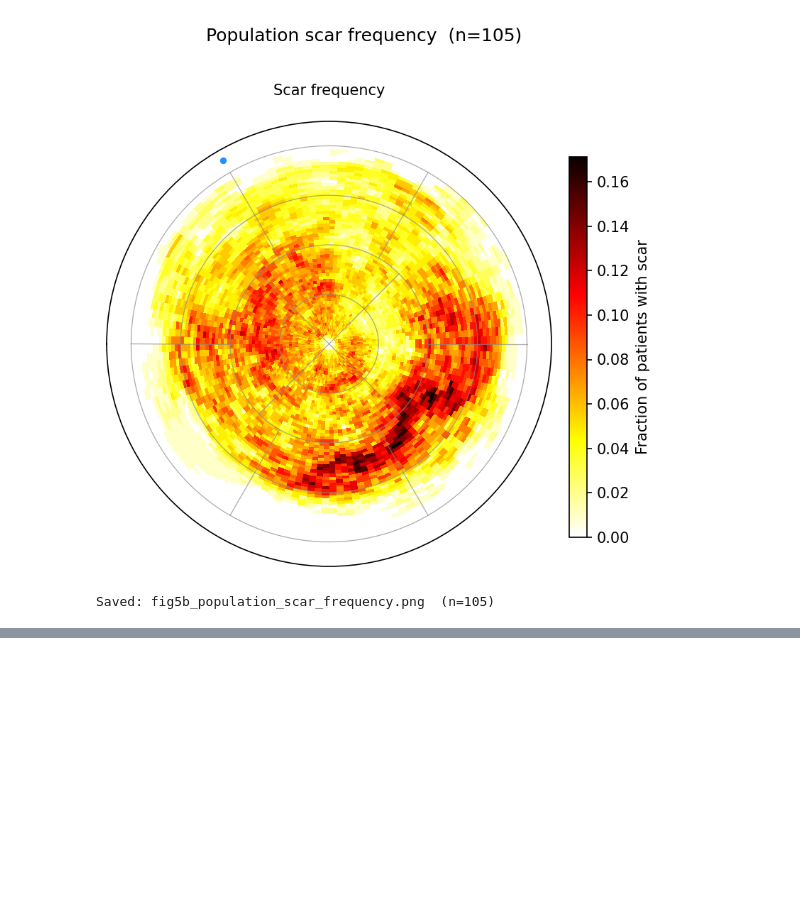
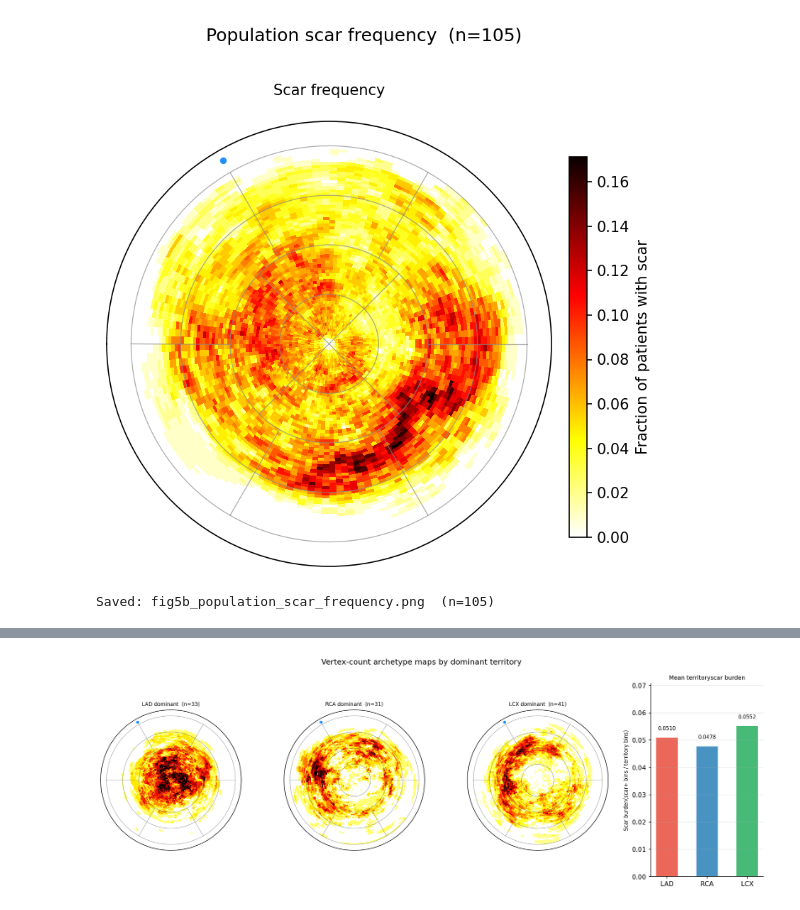
Before and after one commit to jcompanys/scar_tissue_that_I_wish_you_saw, a Jupyter notebook: lv-scar-segmentation/notebooks/F01_figures.ipynb, the cells around one changed output, grey strips where cells are left out. Saved outputs shown, nothing was run; the diff lists cells and outputs as text; code cells hidden in the pictures; blank space fills up the shorter version.

```diff
--- a/lv-scar-segmentation/notebooks/F01_figures.ipynb
+++ b/lv-scar-segmentation/notebooks/F01_figures.ipynb
@@ -1298,0 +1308,85 @@ Saved: fig5b_population_scar_frequency.png  (n=105)
+# %%
+# ── Fig 6 – Vertex archetype maps by dominant territory + mean scar burden ─────
+import matplotlib.gridspec as gridspec
+
+_F6_TERR_COLORS = {'LAD': '#e74c3c', 'RCA': '#2980b9', 'LCX': '#27ae60'}
+_F6_SCAR_CMAP   = 'hot_r'
+_F6_ARCH_TERRS  = ['LAD', 'RCA', 'LCX']
+
+# ── derive dominant territory if not already in df ────────────────────────────
+if 'dominant' not in df.columns:
+    _terr_cols = [t for t in _F6_ARCH_TERRS if t in df.columns]
+    if _terr_cols:
+        df['dominant'] = df[_terr_cols].idxmax(axis=1)
+        # patients with all-zero burden have no dominant territory → NaN
+        df.loc[(df[_terr_cols] == 0).all(axis=1), 'dominant'] = float('nan')
+        print(f'Derived dominant from {_terr_cols}: {df["dominant"].value_counts().to_dict()}')
+    else:
+        print('ERROR: LAD/RCA/LCX columns missing from df — cannot derive dominant.')
+
+# ── build per-territory mean polar maps ───────────────────────────────────────
+_f6_vmaps, _f6_ns = {}, {}
+for _terr in _F6_ARCH_TERRS:
+    _keys = df.loc[df['dominant'] == _terr, 'key'].tolist()
+    _keys = [k for k in _keys if k in pmaps]
+    if _keys:
+        _f6_vmaps[_terr] = np.stack([np.asarray(pmaps[k], dtype=float) for k in _keys]).mean(axis=0)
+        _f6_ns[_terr] = len(_keys)
+
+_f6_avail = [t for t in _F6_ARCH_TERRS if t in _f6_vmaps]
+if not _f6_avail:
+    print('No archetype maps available.')
+else:
+    _f6_vmax = max(
+        float(np.nanpercentile(_f6_vmaps[t][_f6_vmaps[t] > 0], 95))
+        if (_f6_vmaps[t] > 0).any() else 0
+        for t in _f6_avail
+    )
+    _f6_vmax = _f6_vmax if _f6_vmax > 0 else 1.0
+
+    n_polar = len(_f6_avail)
+    fig6 = plt.figure(figsize=(4.8 * n_polar + 4.0, 5.4))
+    fig6.patch.set_facecolor('white')
+    fig6.suptitle('Vertex-count archetype maps by dominant territory', fontsize=12)
+
+    gs6 = gridspec.GridSpec(1, n_polar + 1, figure=fig6,
+                            width_ratios=[1] * n_polar + [0.80],
+                            wspace=0.32)
+
+    _f6_mesh = None
+    for _col, _terr in enumerate(_f6_avail):
+        ax6 = fig6.add_subplot(gs6[0, _col], projection='polar')
+        _f6_mesh = draw_bullseye(
+            _f6_vmaps[_terr], ax6,
+            title=f'{_terr} dominant  (n={_f6_ns[_terr]})',
+            cmap=_F6_SCAR_CMAP, vmax=_f6_vmax,
+        )
+
+    if _f6_mesh is not None:
+        fig6.colorbar(_f6_mesh,
+                      ax=[fig6.axes[i] for i in range(n_polar)],
+                      orientation='vertical', fraction=0.025, pad=0.10,
+                      label='Fraction of patients with scar')
+
+    # ── mean territory scar burden bar chart ──────────────────────────────────
+    ax6b = fig6.add_subplot(gs6[0, -1])
+    _f6_means = [df[t].mean() if t in df.columns else 0.0 for t in _F6_ARCH_TERRS]
+    _f6_cols  = [_F6_TERR_COLORS[t] for t in _F6_ARCH_TERRS]
+    _f6_ymax  = max(_f6_means) if _f6_means else 0
+    bars6 = ax6b.bar(_F6_ARCH_TERRS, _f6_means,
+                     color=_f6_cols, alpha=0.85, edgecolor='white', width=0.55)
+    for bar, t, mean in zip(bars6, _F6_ARCH_TERRS, _f6_means):
+        ax6b.text(bar.get_x() + bar.get_width() / 2,
+                  mean + max(_f6_ymax, 1e-9) * 0.04,
+                  f'{mean:.4f}', ha='center', va='bottom', fontsize=8)
+    ax6b.set_ylabel('Scar burden(scar+ bins / territory bins)', fontsize=8)
+    ax6b.set_title('Mean territoryscar burden', fontsize=9)
+    ax6b.grid(axis='y', alpha=0.3)
+    ax6b.set_ylim(0, max(_f6_ymax * 1.28, 0.01))
+    ax6b.spines[['top', 'right']].set_visible(False)
+
+    _f6_path = OUT / 'fig6_archetype_maps_territory_burden.png'
+    fig6.savefig(_f6_path, dpi=300, bbox_inches='tight', facecolor='white')
+    plt.show()
+    print(f'Saved: {_f6_path.name}')
+# %% [output]
@@ -1298,0 +1394 @@ Saved: fig5b_population_scar_frequency.png  (n=105)
+[figure, added]
```
Also changed, not shown: parts of 4 cells of this notebook, 22 other files.
